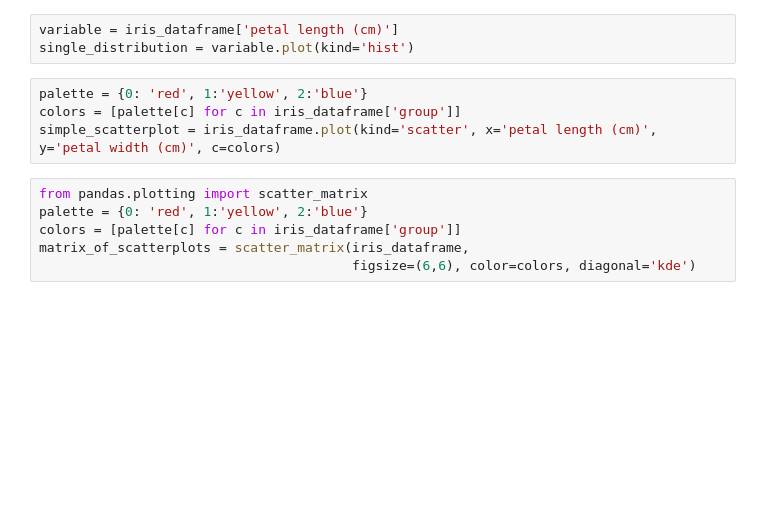
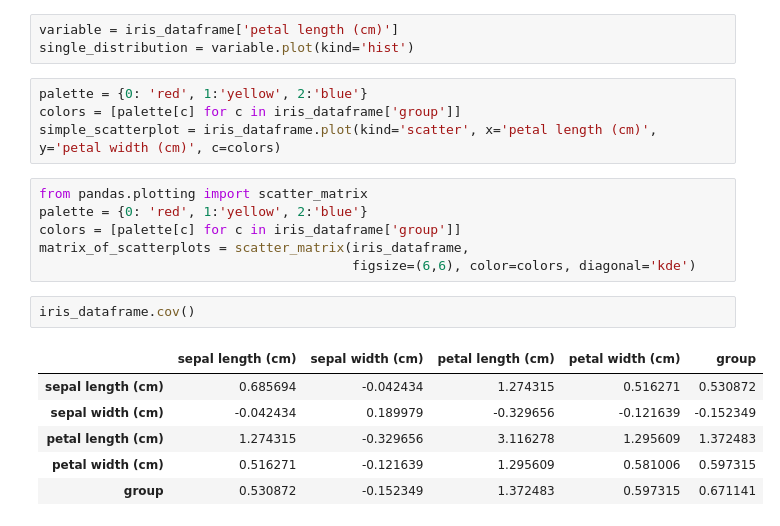
Before and after one commit to ThiagoA-Menezes/P4DS4D2, a Jupyter notebook: Python Codes from the book/P4DS4D2_13_Explorando_Análise_de_dados.ipynb, the cells around one changed output. Cells and saved outputs as stored; diff of their text form; blank space fills up the shorter version.

```diff
--- a/Python Codes from the book/P4DS4D2_13_Explorando_Análise_de_dados.ipynb
+++ b/Python Codes from the book/P4DS4D2_13_Explorando_Análise_de_dados.ipynb
@@ -88,3 +88,12 @@ palette = {0: 'red', 1:'yellow', 2:'blue'}
 colors = [palette[c] for c in iris_dataframe['group']]
 matrix_of_scatterplots = scatter_matrix(iris_dataframe,
                                         figsize=(6,6), color=colors, diagonal='kde')
+# %%
+iris_dataframe.cov()
+# %% [output]
+|  | sepal length (cm) | sepal width (cm) | petal length (cm) | petal width (cm) | group |
+| sepal length (cm) | 0.685694 | -0.042434 | 1.274315 | 0.516271 | 0.530872 |
+| sepal width (cm) | -0.042434 | 0.189979 | -0.329656 | -0.121639 | -0.152349 |
+| petal length (cm) | 1.274315 | -0.329656 | 3.116278 | 1.295609 | 1.372483 |
+| petal width (cm) | 0.516271 | -0.121639 | 1.295609 | 0.581006 | 0.597315 |
+| group | 0.530872 | -0.152349 | 1.372483 | 0.597315 | 0.671141 |
```
Also changed, not shown: parts of 5 cells of this notebook.
